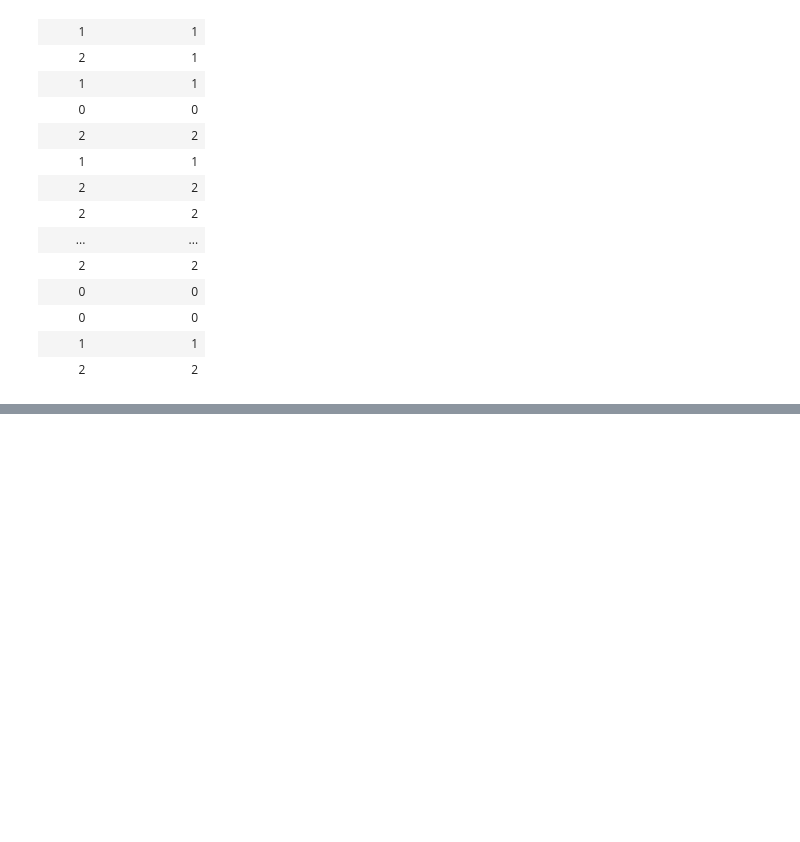
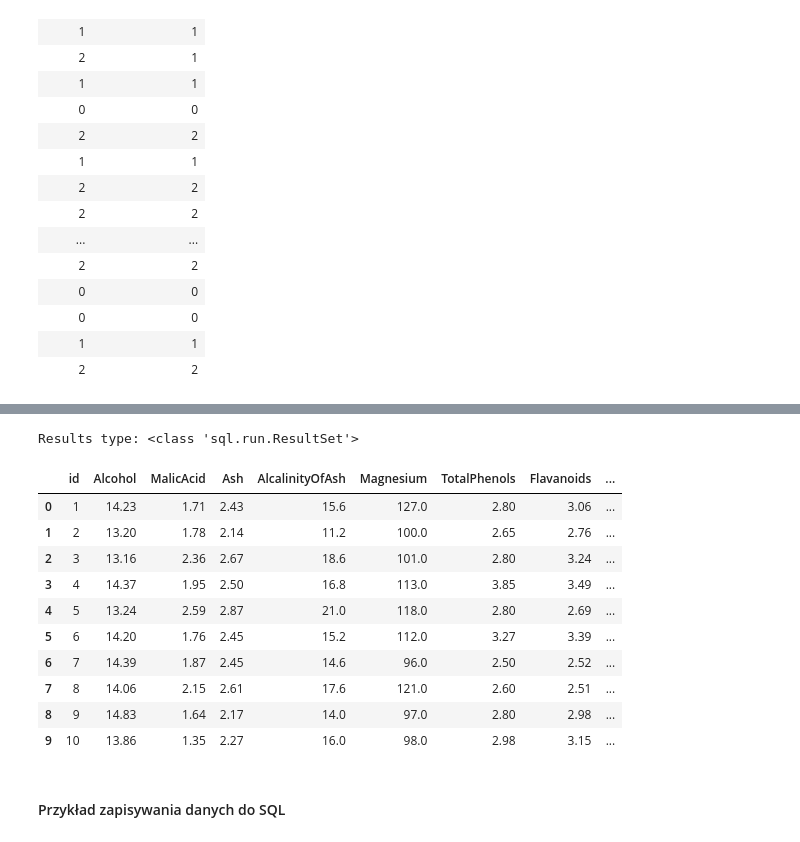
Before and after one commit to Kowalski1024/ml-playground, a Jupyter notebook: sql_with_python.ipynb, the cells around one changed output, grey strips where cells are left out. Cells and saved outputs as stored; diff of their text form; code cells hidden in the pictures; blank space fills up the shorter version.

```diff
--- a/sql_with_python.ipynb
+++ b/sql_with_python.ipynb
@@ -532,0 +561,21 @@ connection_string = f'mssql+pyodbc://{user}:{password}@{server}:{port}/{database
+# %%
+import pandas as pd
+
+print("Results type:", type(res))
+df = pd.DataFrame(res)
+df
+# %% [output]
+Results type: <class 'sql.run.ResultSet'>
+|  | id | Alcohol | MalicAcid | Ash | AlcalinityOfAsh | Magnesium | TotalPhenols | Flavanoids | ... |
+| 0 | 1 | 14.23 | 1.71 | 2.43 | 15.6 | 127.0 | 2.80 | 3.06 | ... |
+| 1 | 2 | 13.20 | 1.78 | 2.14 | 11.2 | 100.0 | 2.65 | 2.76 | ... |
+| 2 | 3 | 13.16 | 2.36 | 2.67 | 18.6 | 101.0 | 2.80 | 3.24 | ... |
+| 3 | 4 | 14.37 | 1.95 | 2.50 | 16.8 | 113.0 | 3.85 | 3.49 | ... |
+| 4 | 5 | 13.24 | 2.59 | 2.87 | 21.0 | 118.0 | 2.80 | 2.69 | ... |
+| 5 | 6 | 14.20 | 1.76 | 2.45 | 15.2 | 112.0 | 3.27 | 3.39 | ... |
+| 6 | 7 | 14.39 | 1.87 | 2.45 | 14.6 | 96.0 | 2.50 | 2.52 | ... |
+| 7 | 8 | 14.06 | 2.15 | 2.61 | 17.6 | 121.0 | 2.60 | 2.51 | ... |
+| 8 | 9 | 14.83 | 1.64 | 2.17 | 14.0 | 97.0 | 2.80 | 2.98 | ... |
+| 9 | 10 | 13.86 | 1.35 | 2.27 | 16.0 | 98.0 | 2.98 | 3.15 | ... |
+# %% [markdown]
+#### Przykład zapisywania danych do SQL
```
Also changed, not shown: parts of 13 cells of this notebook.
